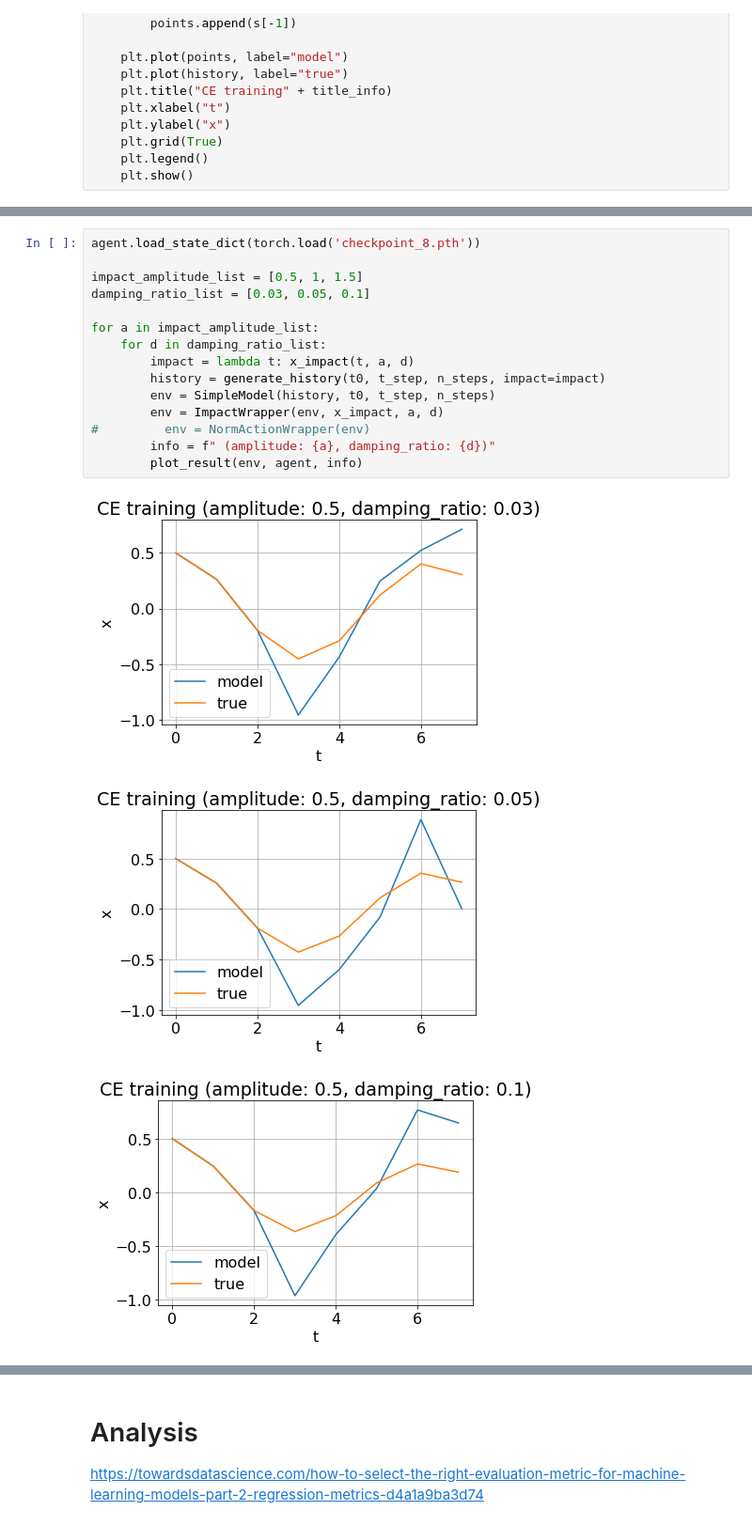
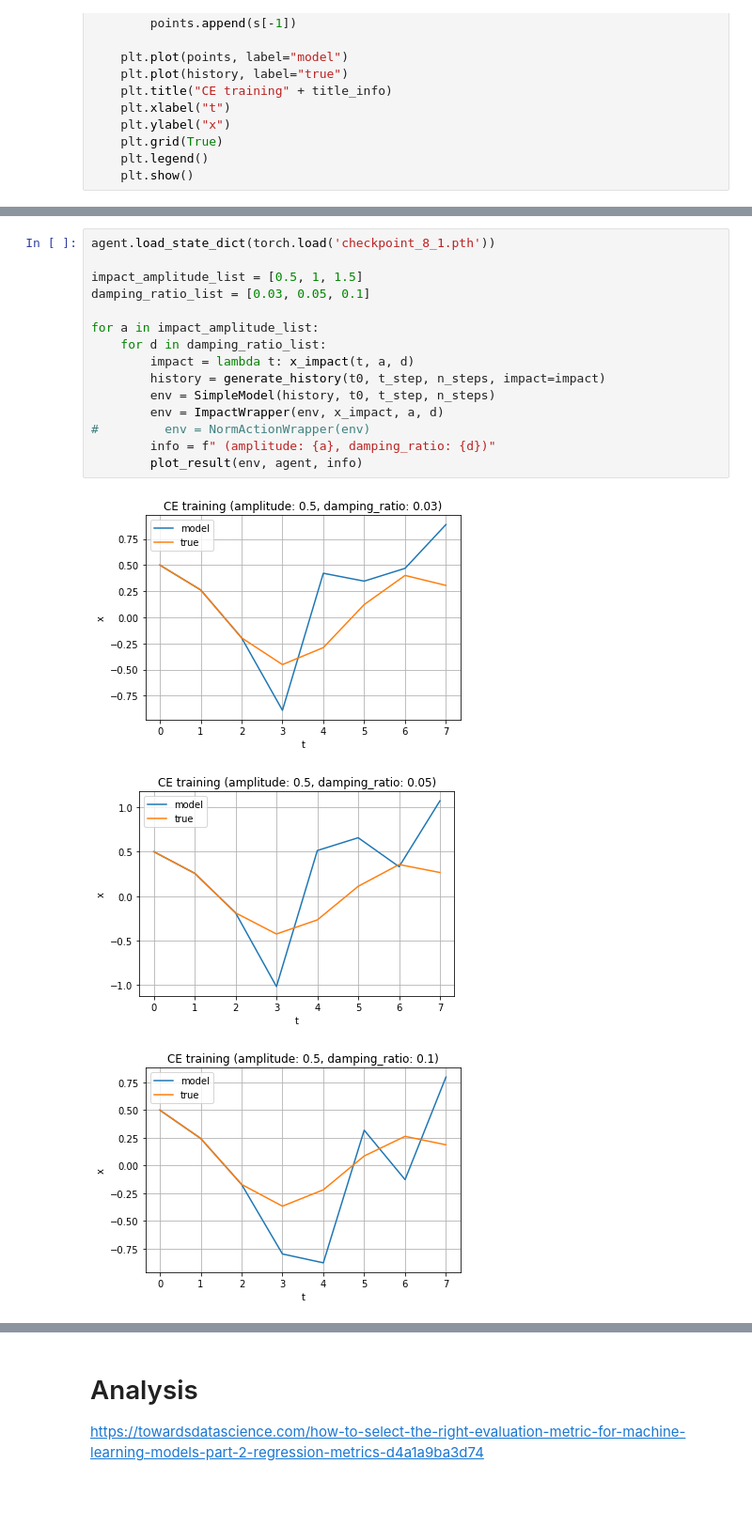
Before and after one commit to bamasa/rl_pendulum_predict, a Jupyter notebook: motion_4-hist-stable-n_steps=8.ipynb, the cells around one changed output, grey strips where cells are left out. Shown at 94% size. Cells and saved outputs as stored; diff of their text form; blank space fills up the shorter version.

```diff
--- a/motion_4-hist-stable-n_steps=8.ipynb
+++ b/motion_4-hist-stable-n_steps=8.ipynb
@@ -460,19 +486,19 @@ def plot_result(env, model, title_info=""):
 # %%
-agent.load_state_dict(torch.load('checkpoint_8.pth'))
+agent.load_state_dict(torch.load('checkpoint_8_1.pth'))
 
 impact_amplitude_list = [0.5, 1, 1.5]
 damping_ratio_list = [0.03, 0.05, 0.1]
 
 for a in impact_amplitude_list:
     for d in damping_ratio_list:
         impact = lambda t: x_impact(t, a, d)
         history = generate_history(t0, t_step, n_steps, impact=impact)
         env = SimpleModel(history, t0, t_step, n_steps)
         env = ImpactWrapper(env, x_impact, a, d)
 #         env = NormActionWrapper(env)
         info = f" (amplitude: {a}, damping_ratio: {d})"
         plot_result(env, agent, info)
 # %% [output]
-[figure, old version]
+[figure, new version]
-[figure, old version]
+[figure, new version]
-[figure, old version]
+[figure, new version]
```
Also changed, not shown: parts of 10 cells of this notebook, 1 other file.
